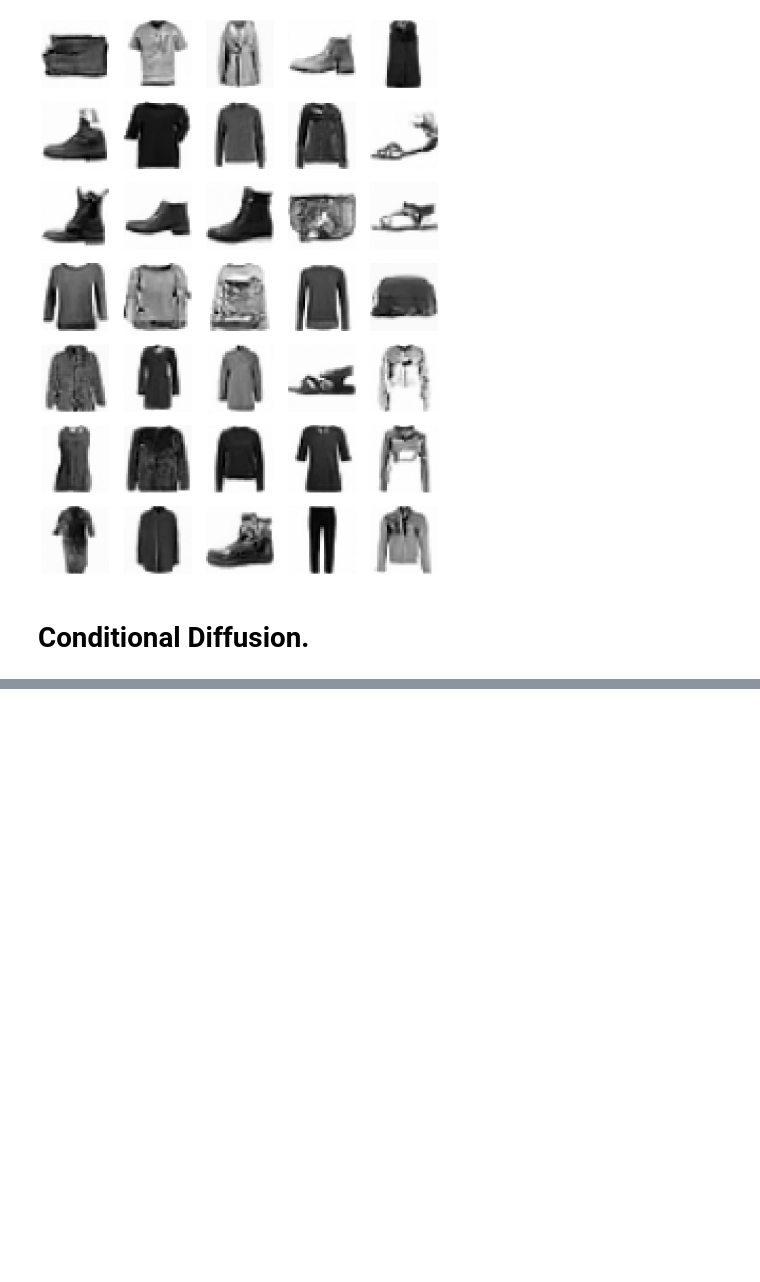
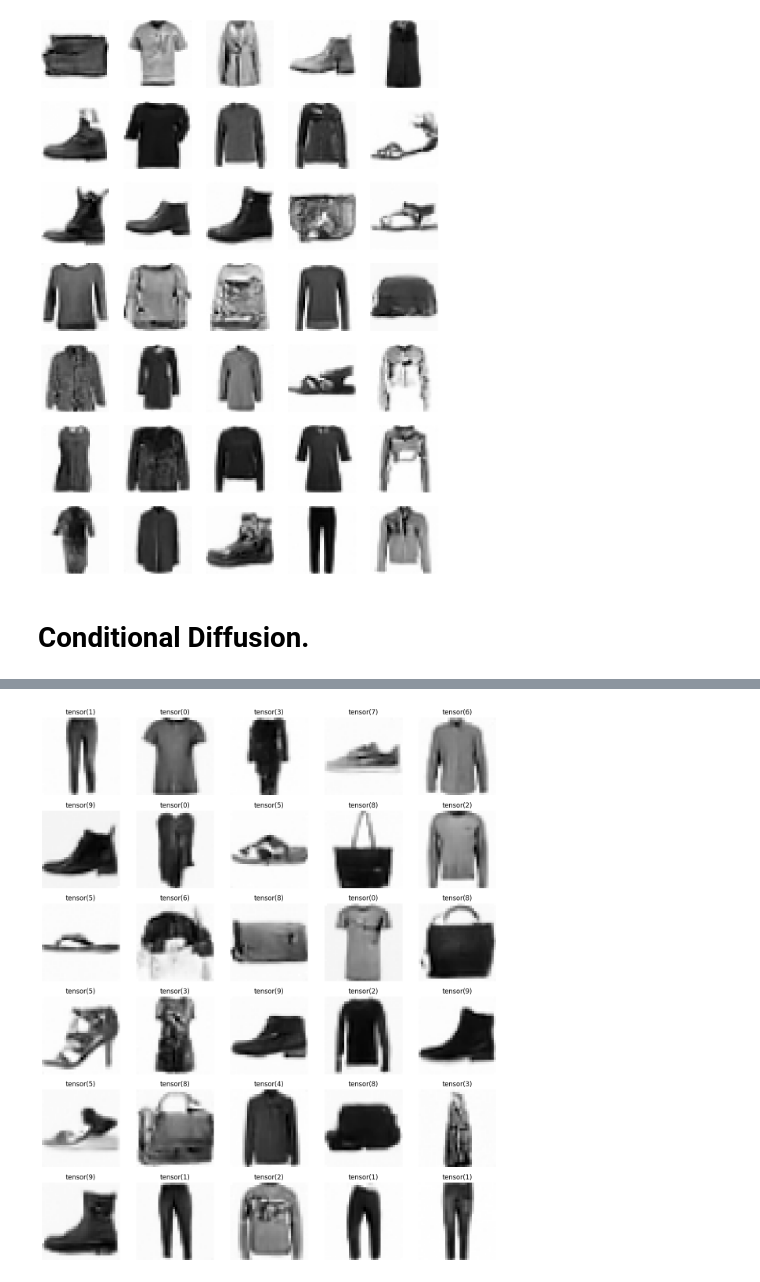
Before and after one commit to pranay8297/fastaip2, a Jupyter notebook: Diffusion_v1.ipynb, the cells around one changed output, grey strips where cells are left out. Drawn from its saved outputs; the diff is of its cells as text; code cells hidden in the pictures; blank space fills up the shorter version.

```diff
--- a/Diffusion_v1.ipynb
+++ b/Diffusion_v1.ipynb
@@ -1115,0 +1427,18 @@ show_images(mout[:35], ncols = 5)
+# %%
+def ddim_sample_v4(model, n_steps, out_shape = (256, 1, 32, 32), sched = DDIM_SchedulerV2(DDPMPrepV2(n_steps = 1000, beta = torch.linspace(0.0001, 0.01, 1000)))):
+  model.device = torch.device('cuda')
+  sched.set_timesteps(n_steps, skips = 10)
+  xt = torch.randn(out_shape).to(model.device)
+  ys = torch.randint(0, 10, (out_shape[0],))
+  for ts in tqdm(sched.timesteps):
+    with torch.no_grad(): np = model((xt, torch.tensor([ts]*out_shape[0]).to(model.device), ys.to(model.device)))
+    # print(np.mean(), np.std(), np.max(), np.min())
+    xt = sched.step_new(xt, np, ts, eta = 0.8)
+    # if ts%10 == 0: print(ts, xt.mean().item(), xt.std().item(), xt.max().item(), xt.min().item())
+  return xt, ys
+# %%
+mout, ys = ddim_sample_v4(learner.model, 100)
+# %%
+show_images(mout[:30], titles = [str(i) for i in ys[:30]], ncols = 5)
+# %% [output]
+[figure, added]
```
Also changed, not shown: parts of 18 cells of this notebook.
